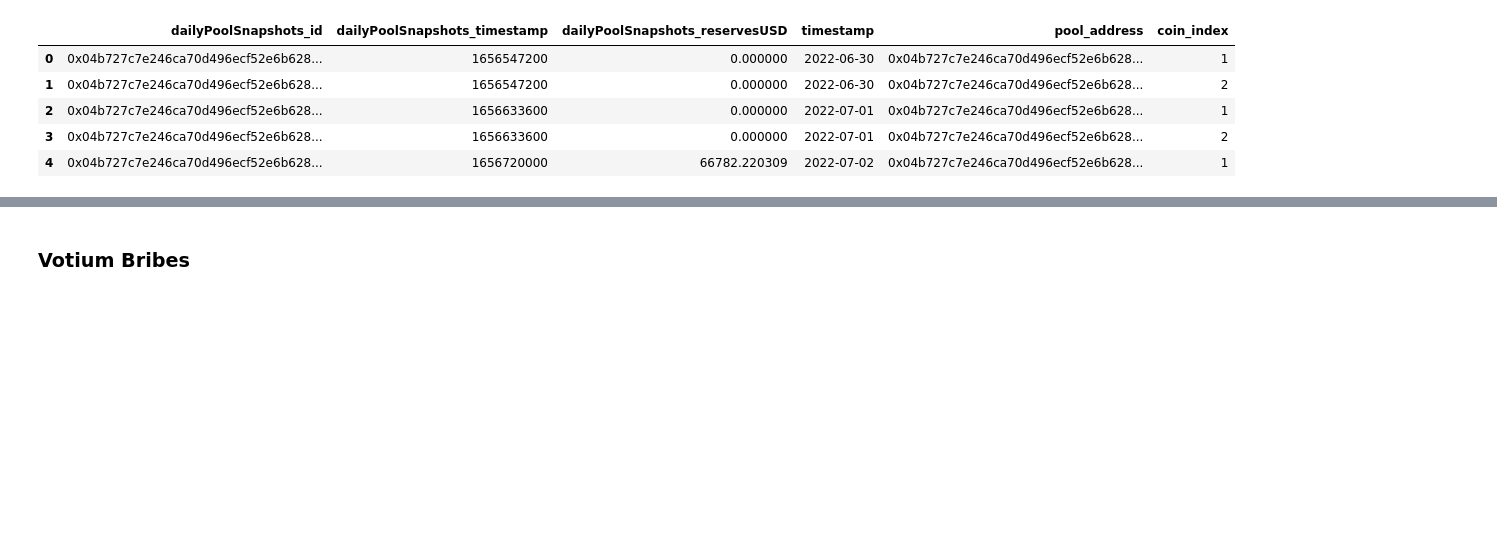
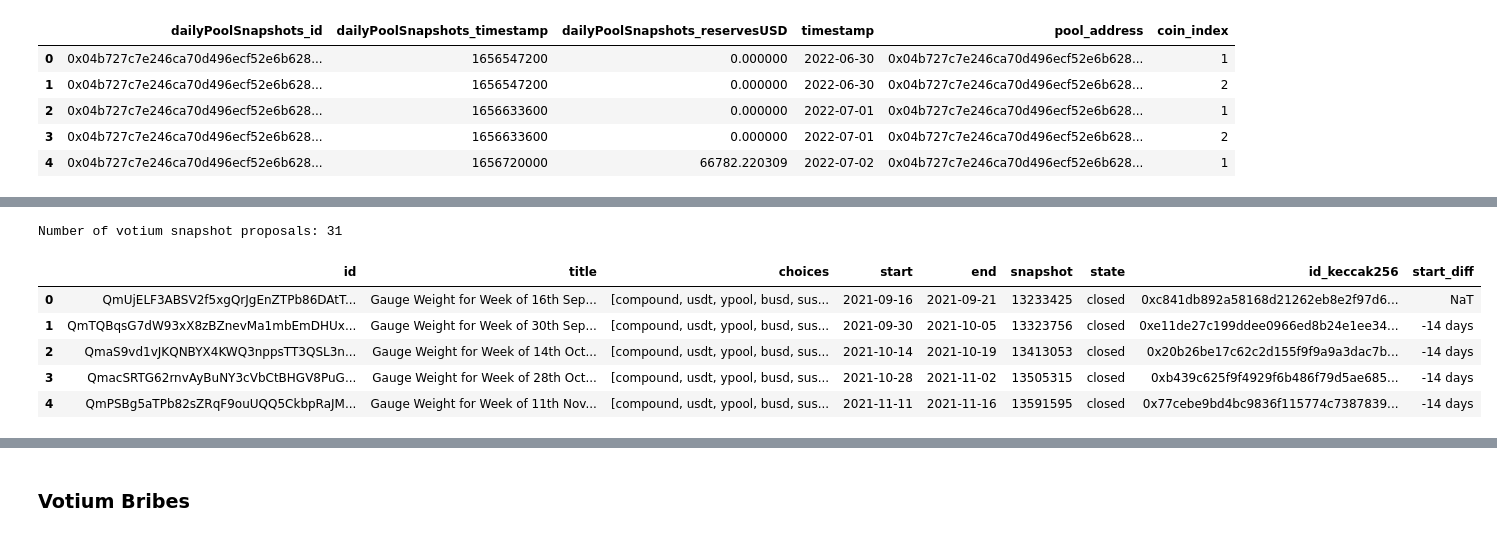
Before and after one commit to bam4564/flywheel, a Jupyter notebook: VotiumBribes.ipynb, the cells around one changed output, grey strips where cells are left out. Drawn from its saved outputs; the diff is of its cells as text; code cells hidden in the pictures; blank space fills up the shorter version.

```diff
--- a/VotiumBribes.ipynb
+++ b/VotiumBribes.ipynb
@@ -498,3 +288,33 @@ df.head()
+# %%
+def get_proposals():
+
+proposal_attrs = [
+    'id',
+    'title',
+    # 'body',
+    'choices',
+    'start',
+    'end',
+    'snapshot',
+    'state',
+]
+
+query_proposals = """
+    query Proposals {
+      proposals(
+        first: 10000,
+        where: { space: "cvx.eth" },
+        orderBy: "created",
+        orderDirection: desc
+      ) {
+        <proposal_attrs>
+      }
+    }
+""".replace('<proposal_attrs>', '\n'.join(proposal_attrs))
+data_proposals = client.execute(query=query_proposals)['data']['proposals']
+# Number of rounds here should match number of rounds on llama airforce
+# https://llama.airforce/#/bribes/rounds/votium/cvx-crv/
+data_proposals = [d for d in data_proposals if d['title'].startswith('Gauge Weight for Week')]
 # %%
 # Get all votium voting epochs. Once we have validated that this set of epochs matches our set of snapshot proposals,
 # we need to merge this data with our snapshot proposal data.
@@ -515,0 +429,12 @@ df_epoches.head()
+# %%
+df_proposals = get_proposals()
+print(f"Number of votium snapshot proposals: {len(df_proposals)}")
+df_proposals.head()
+# %% [output]
+Number of votium snapshot proposals: 31
+|  | id | title | choices | start | end | snapshot | state | id_keccak256 | start_diff |
+| 0 | QmUjELF3ABSV2f5xgQrJgEnZTPb86DAtT... | Gauge Weight for Week of 16th Sep... | [compound, usdt, ypool, busd, sus... | 2021-09-16 | 2021-09-21 | 13233425 | closed | 0xc841db892a58168d21262eb8e2f97d6... | NaT |
+| 1 | QmTQBqsG7dW93xX8zBZnevMa1mbEmDHUx... | Gauge Weight for Week of 30th Sep... | [compound, usdt, ypool, busd, sus... | 2021-09-30 | 2021-10-05 | 13323756 | closed | 0xe11de27c199ddee0966ed8b24e1ee34... | -14 days |
+| 2 | QmaS9vd1vJKQNBYX4KWQ3nppsTT3QSL3n... | Gauge Weight for Week of 14th Oct... | [compound, usdt, ypool, busd, sus... | 2021-10-14 | 2021-10-19 | 13413053 | closed | 0x20b26be17c62c2d155f9f9a9a3dac7b... | -14 days |
+| 3 | QmacSRTG62rnvAyBuNY3cVbCtBHGV8PuG... | Gauge Weight for Week of 28th Oct... | [compound, usdt, ypool, busd, sus... | 2021-10-28 | 2021-11-02 | 13505315 | closed | 0xb439c625f9f4929f6b486f79d5ae685... | -14 days |
+| 4 | QmPSBg5aTPb82sZRqF9ouUQQ5CkbpRaJM... | Gauge Weight for Week of 11th Nov... | [compound, usdt, ypool, busd, sus... | 2021-11-11 | 2021-11-16 | 13591595 | closed | 0x77cebe9bd4bc9836f115774c7387839... | -14 days |
```
Also changed, not shown: parts of 41 cells of this notebook.
